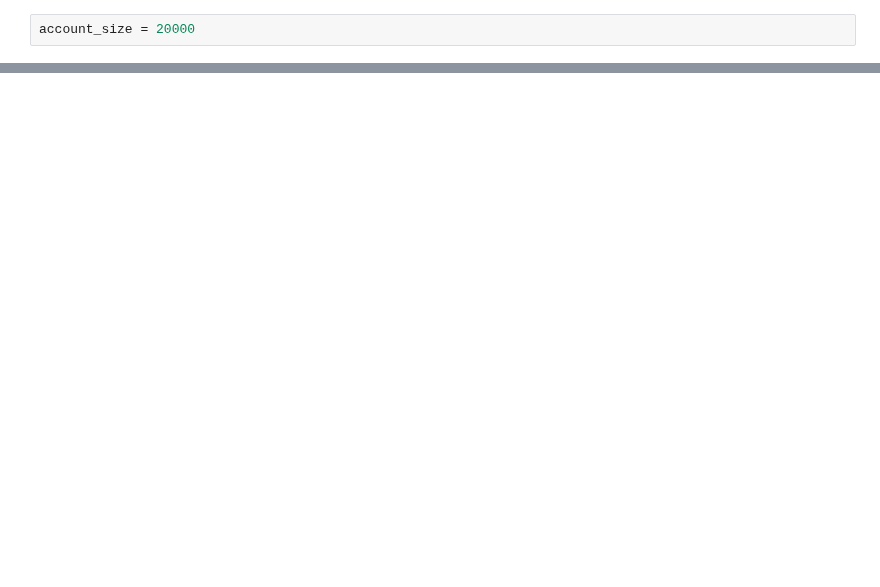
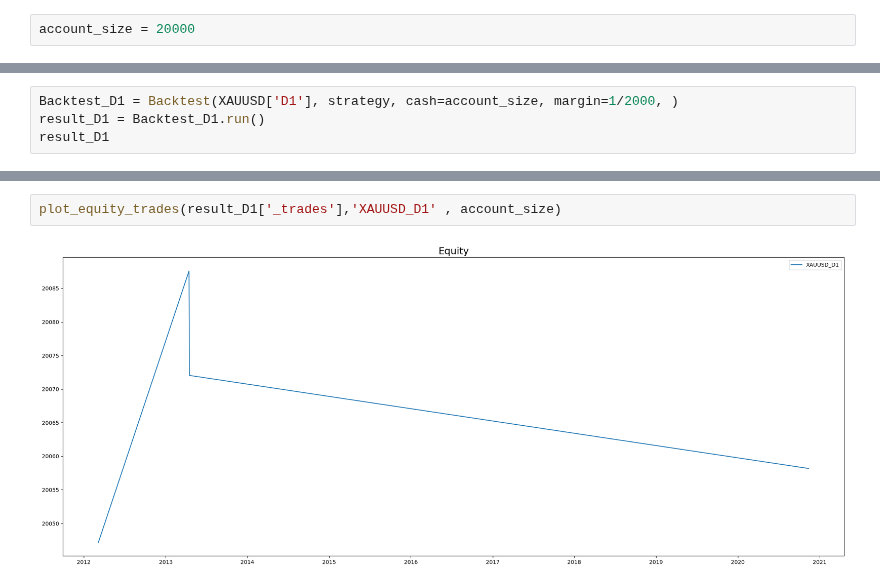
Before and after one commit to Kittipong91/XAUUSD_algorithmic_trading, a Jupyter notebook: Technical_Strategy/Strategy+12+-+StochasticOsc/Strategy+12+-+StochasticOsc - Backtesting.ipynb, the cells around one changed output, grey strips where cells are left out. Cells and saved outputs as stored; diff of their text form; blank space fills up the shorter version.

```diff
--- a/Technical_Strategy/Strategy+12+-+StochasticOsc/Strategy+12+-+StochasticOsc - Backtesting.ipynb
+++ b/Technical_Strategy/Strategy+12+-+StochasticOsc/Strategy+12+-+StochasticOsc - Backtesting.ipynb
@@ -96,0 +51,4 @@ account_size = 20000
+# %%
+Backtest_D1 = Backtest(XAUUSD['D1'], strategy, cash=account_size, margin=1/2000, )
+result_D1 = Backtest_D1.run()
+result_D1
@@ -96,0 +73,4 @@ account_size = 20000
+# %%
+plot_equity_trades(result_D1['_trades'],'XAUUSD_D1' , account_size)
+# %% [output]
+[figure, added]
```
Also changed, not shown: parts of 27 cells of this notebook, 10 other files.
